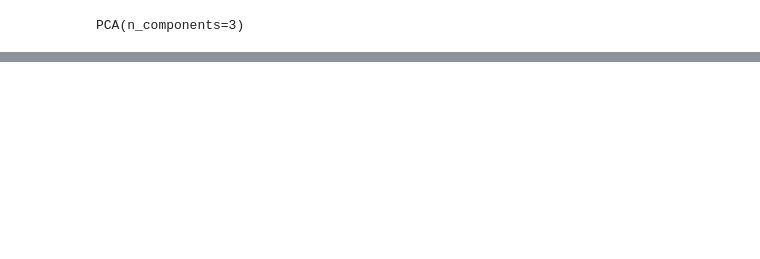
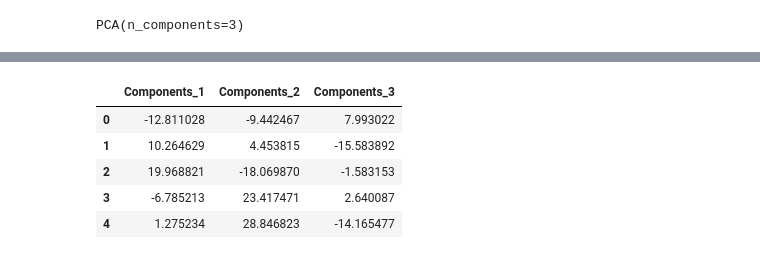
Before and after one commit to MahdiMashayekhi-AI/Machine-Learning-Projects, a Jupyter notebook: 03-unsupervised-learning/Clustering/Anomaly-Detection-On-Credit-Cards/Anomaly_Detection_on_Credit_Cards.ipynb, the cells around one changed output, grey strips where cells are left out. Saved outputs shown, nothing was run; the diff lists cells and outputs as text; code cells hidden in the pictures; blank space fills up the shorter version.

```diff
--- a/03-unsupervised-learning/Clustering/Anomaly-Detection-On-Credit-Cards/Anomaly_Detection_on_Credit_Cards.ipynb
+++ b/03-unsupervised-learning/Clustering/Anomaly-Detection-On-Credit-Cards/Anomaly_Detection_on_Credit_Cards.ipynb
@@ -249,0 +269,11 @@ plt.show()
+# %%
+tsne3 = TSNE(n_components=3, random_state=42, perplexity=30, n_iter=1000)
+transformed_tsne_3 = pd.DataFrame(tsne3.fit_transform(sampled_df), columns=[f'Components_{i + 1}' for i in range(3)])
+transformed_tsne_3.head()
+# %% [output]
+|  | Components_1 | Components_2 | Components_3 |
+| 0 | -12.811028 | -9.442467 | 7.993022 |
+| 1 | 10.264629 | 4.453815 | -15.583892 |
+| 2 | 19.968821 | -18.069870 | -1.583153 |
+| 3 | -6.785213 | 23.417471 | 2.640087 |
+| 4 | 1.275234 | 28.846823 | -14.165477 |
```
Also changed, not shown: parts of 11 cells of this notebook.
